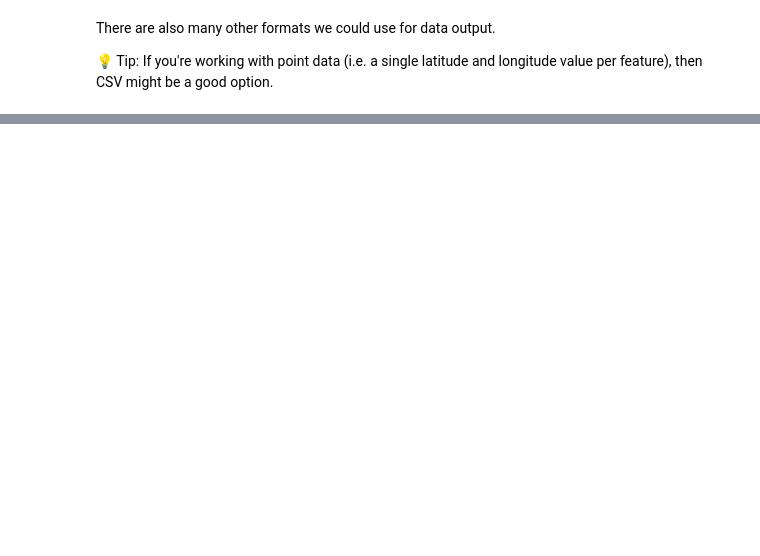
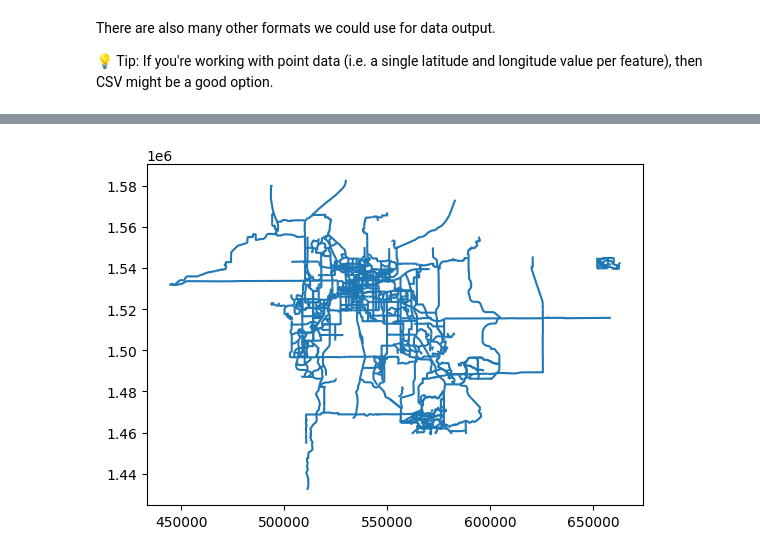
Before and after one commit to meiqingli/PAD-6716, a Jupyter notebook: PAD_6716_Python_Geospatial_Demo.ipynb, the cells around one changed output, grey strips where cells are left out. Cells and saved outputs as stored; diff of their text form; code cells hidden in the pictures; blank space fills up the shorter version.

```diff
--- a/PAD_6716_Python_Geospatial_Demo.ipynb
+++ b/PAD_6716_Python_Geospatial_Demo.ipynb
@@ -141,0 +289,5 @@ There are also many other formats we could use for data output.
+# %%
+bike_facilities = gpd.read_file('PAD_6716 Python Data/OrlandoBikeFacilities/Orlando_Bike_Facilities.shp')
+bike_facilities.plot();
+# %% [output]
+[figure, added]
```
Also changed, not shown: parts of 27 cells of this notebook.
